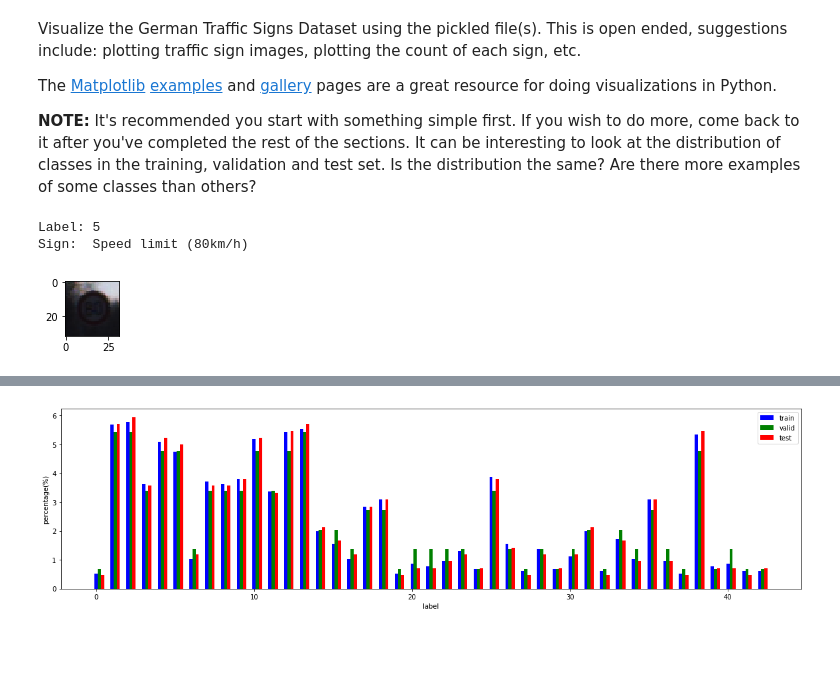
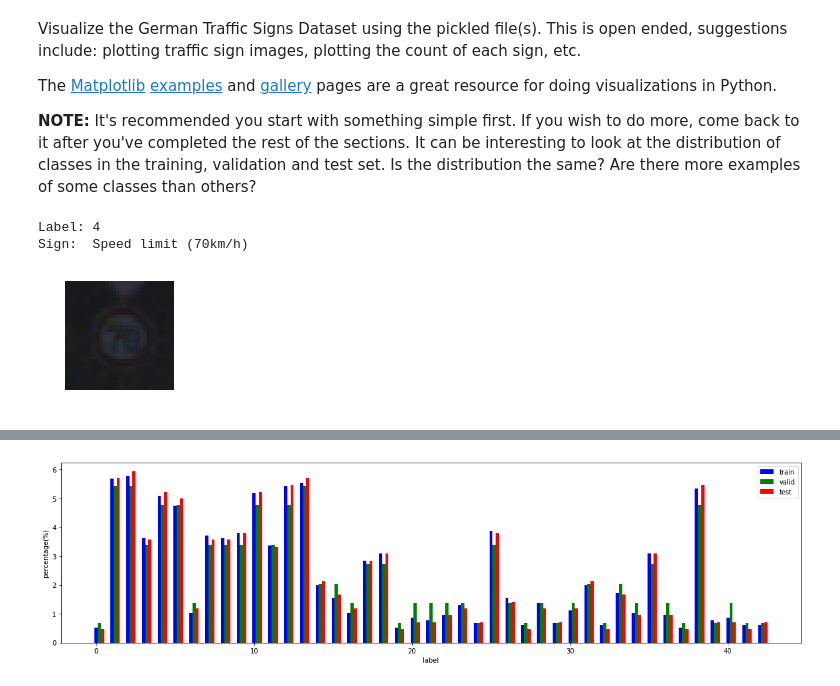
Before and after one commit to sangyezi/CarND-Traffic-Sign-Classifier-Project, a Jupyter notebook: Traffic_Sign_Classifier.ipynb, the cells around one changed output, grey strips where cells are left out. Drawn from its saved outputs; the diff is of its cells as text; code cells hidden in the pictures; blank space fills up the shorter version.

```diff
--- a/Traffic_Sign_Classifier.ipynb
+++ b/Traffic_Sign_Classifier.ipynb
@@ -97,31 +97,32 @@ The [Matplotlib](http://matplotlib.org/) [examples](http://matplotlib.org/exampl
 # %%
 ### Data exploration visualization code goes here.
 ### Feel free to use as many code cells as needed.
 import random
 import csv
 import matplotlib.pyplot as plt
 # Visualizations will be shown in the notebook.
 %matplotlib inline
 
 traffic_sign_codes = dict()
 with open('signnames.csv') as csvFile:
     csvReader = csv.reader(csvFile)
     for row in csvReader:
         if row[0].isdigit():
             traffic_sign_codes[int(row[0])] = row[1]
 
 
 index = random.randint(0, len(X_train))
 image = X_train[index]
 
-plt.figure(figsize=(1,1))
+plt.figure(figsize=(2,2))
 plt.imshow(image)
+plt.axis('off')
 label = y_train[index]
 print("Label: {}\nSign:  {}".format(label, traffic_sign_codes[label]))
 # %% [output]
-Label: 5
-Sign:  Speed limit (80km/h)
+Label: 4
+Sign:  Speed limit (70km/h)
-[figure, old version]
+[figure, new version]
 # %%
 n_classes = 43
 example_num = 5
```
Also changed, not shown: parts of 12 cells of this notebook, 1 other file.
